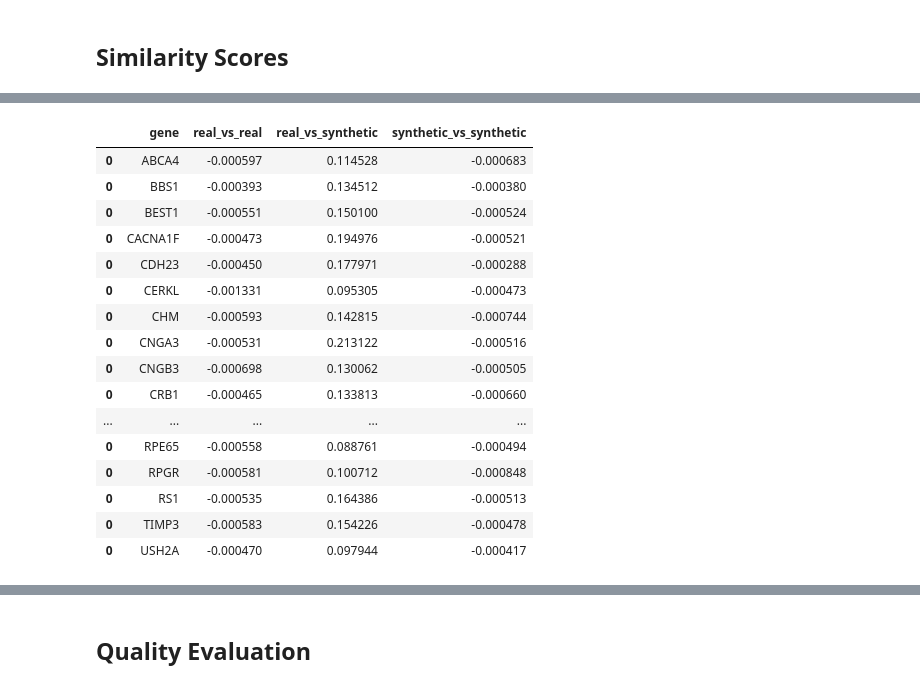
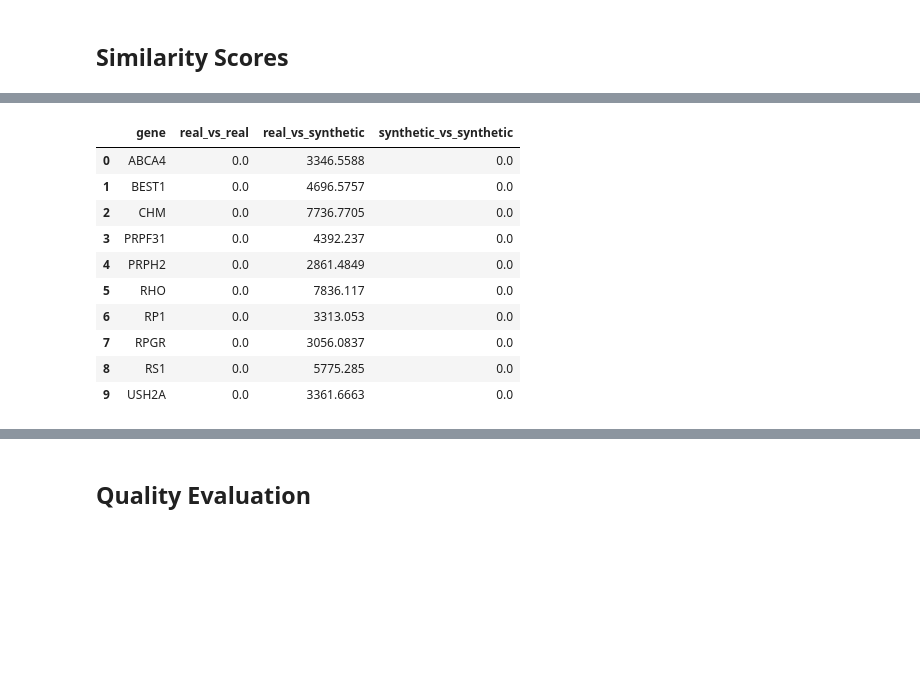
Before and after one commit to pontikos-lab/syntheye, a Jupyter notebook: notebooks/results_compilation.ipynb, the cells around one changed output, grey strips where cells are left out. Drawn from its saved outputs; the diff is of its cells as text; code cells hidden in the pictures; blank space fills up the shorter version.

```diff
--- a/notebooks/results_compilation.ipynb
+++ b/notebooks/results_compilation.ipynb
@@ -1,6 +4,4 @@
 # %%
-import os
-os.chdir("..")
 import torch
 import numpy as np
 import seaborn as sns
@@ -13,3 +14,4 @@ from PIL import Image
 
 with open("classes.txt") as f:
     classes = f.read().splitlines()
+    classes = classes[:10]
@@ -16,6 +22,6 @@ with open("classes.txt") as f:
 # %%
 results_dir = "/home/zchayav/projects/syntheye/quantitative_results/stylegan2_results/"
-results_paths = [os.path.join(results_dir, path) for path in os.listdir(results_dir) if path.endswith("mse")]
+results_paths = [os.path.join(results_dir, path) for path in os.listdir(results_dir) if path.endswith("euclidean")]
 
 distance_matrix_files = {path: [fpath for fpath in os.listdir(path) if fpath.endswith("distance_matrix.csv")] for path in results_paths}
 distance_matrix_files
@@ -40,14 +46,14 @@ distance_matrix_files
 # %% [markdown]
 ## Similarity Scores
 # %%
-metrics = pd.DataFrame(columns=["type", "gene", "gen_image_path", "real_image_path", "MSE"])
+metrics = pd.DataFrame(columns=["type", "gene", "gen_image_path", "real_image_path", "euclidean"])
 for type_ in distance_matrix_files:
     for path in distance_matrix_files[type_]:
-        df = pd.read_csv(os.path.join(type_, path), index_col="Unnamed: 0")
-        df = df[["gen_image_path", "real_image_path", "MSE"]]
+        df = pd.read_csv(os.path.join(type_, path))
+        df = df[["gen_image_path", "real_image_path", "euclidean"]]
         df["gene"] = [path.split("_")[0]]*len(df)
         df["type"] = os.path.basename(type_)
-        metrics = metrics.append(df)
-
+        metrics = pd.concat([metrics, df])
+metrics = metrics[metrics.gene.isin(classes)]
 metrics
 # %% [output]
@@ -67,33 +73,27 @@ metrics
 # %%
-real_vs_real = metrics[metrics.type == "real_vs_real_mse"]
+real_vs_real = metrics[metrics.type == "real_vs_real_euclidean"]
 
 differences = pd.DataFrame(columns=["gene", "real_vs_real", "real_vs_synthetic", "synthetic_vs_synthetic"])
 
 for gene, gene_df in metrics.groupby("gene"):
     metric_values = [gene]
     for type_, type_df in gene_df.groupby("type"):
-        mse_df = type_df.sort_values('MSE', ascending=True)
-        metric_values.append(mse_df["MSE"].min())
+        mse_df = type_df.sort_values('euclidean', ascending=True)
+        metric_values.append(mse_df["euclidean"].min())
     df1 = pd.DataFrame([metric_values], columns=["gene", "real_vs_real", "real_vs_synthetic", "synthetic_vs_synthetic"])
-    differences = pd.concat([differences, df1])
+    differences = pd.concat([differences, df1]).reset_index(drop=True)
 differences
 # %% [output]
 |  | gene | real_vs_real | real_vs_synthetic | synthetic_vs_synthetic |
-| 0 | ABCA4 | -0.000597 | 0.114528 | -0.000683 |
-| 0 | BBS1 | -0.000393 | 0.134512 | -0.000380 |
-| 0 | BEST1 | -0.000551 | 0.150100 | -0.000524 |
-| 0 | CACNA1F | -0.000473 | 0.194976 | -0.000521 |
-| 0 | CDH23 | -0.000450 | 0.177971 | -0.000288 |
-| 0 | CERKL | -0.001331 | 0.095305 | -0.000473 |
-| 0 | CHM | -0.000593 | 0.142815 | -0.000744 |
-| 0 | CNGA3 | -0.000531 | 0.213122 | -0.000516 |
-| 0 | CNGB3 | -0.000698 | 0.130062 | -0.000505 |
-| 0 | CRB1 | -0.000465 | 0.133813 | -0.000660 |
-| ... | ... | ... | ... | ... |
-| 0 | RPE65 | -0.000558 | 0.088761 | -0.000494 |
-| 0 | RPGR | -0.000581 | 0.100712 | -0.000848 |
-| 0 | RS1 | -0.000535 | 0.164386 | -0.000513 |
-| 0 | TIMP3 | -0.000583 | 0.154226 | -0.000478 |
-| 0 | USH2A | -0.000470 | 0.097944 | -0.000417 |
+| 0 | ABCA4 | 0.0 | 3346.5588 | 0.0 |
+| 1 | BEST1 | 0.0 | 4696.5757 | 0.0 |
+| 2 | CHM | 0.0 | 7736.7705 | 0.0 |
+| 3 | PRPF31 | 0.0 | 4392.237 | 0.0 |
+| 4 | PRPH2 | 0.0 | 2861.4849 | 0.0 |
+| 5 | RHO | 0.0 | 7836.117 | 0.0 |
+| 6 | RP1 | 0.0 | 3313.053 | 0.0 |
+| 7 | RPGR | 0.0 | 3056.0837 | 0.0 |
+| 8 | RS1 | 0.0 | 5775.285 | 0.0 |
+| 9 | USH2A | 0.0 | 3361.6663 | 0.0 |
 # %%
 top_100 = []
```
Also changed, not shown: parts of 13 cells of this notebook, 10 other files.
